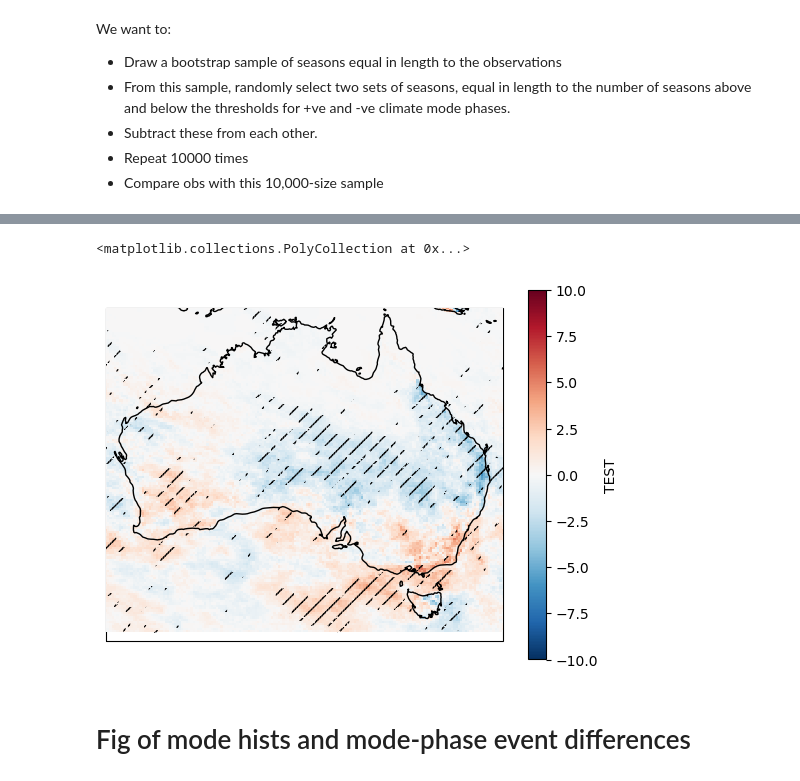
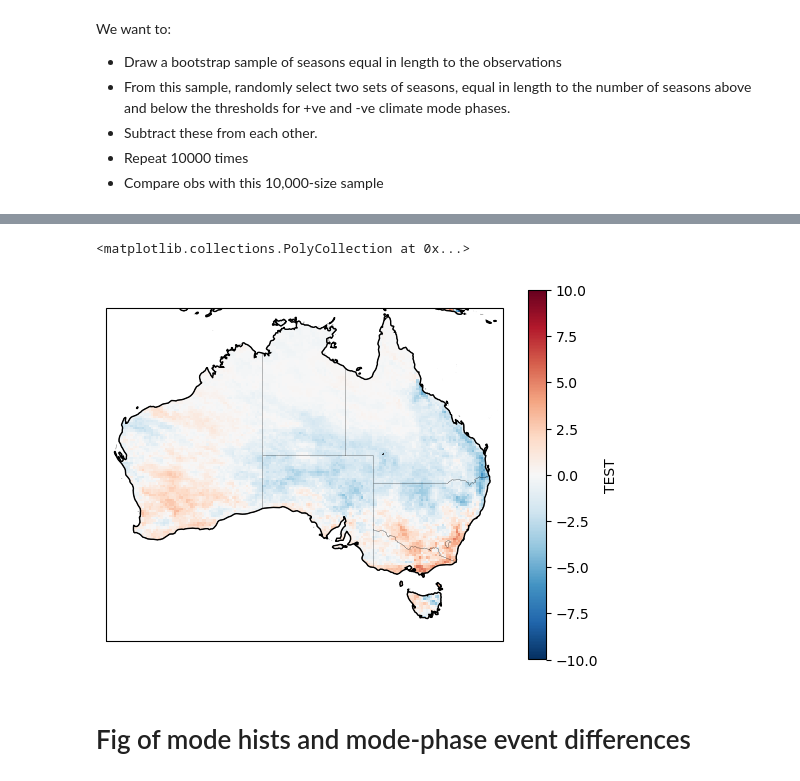
Before and after one commit to dougrichardson/Richardson_2023_energy, a Jupyter notebook: 2_drivers.ipynb, the cells around one changed output, grey strips where cells are left out. Drawn from its saved outputs; the diff is of its cells as text; code cells hidden in the pictures.

```diff
--- a/2_drivers.ipynb
+++ b/2_drivers.ipynb
@@ -1317,5 +1305,0 @@ from xbootstrap import block_bootstrap
-# %%
-da = fn.month_subset(aus_events_both_seasonal_total, [6, 7, 8])
-# %%
-L = estimate_L(da).astype('int')
-L.where(L>=0).plot()
@@ -1330,11 +1401,12 @@ range(1, 10)
 # %%
-sig = stat_signif_diff(
-    event_diff(da, nino34["nino34"], "Winter"),
-    aus_events_both_seasonal_total,
+%%time
+pvals = stat_signif_diff(
+    obs_.compute().where(mask.notnull()),
+    da.compute().where(mask.notnull()),
     nino34["nino34"],
     "Winter",
     [1],
-    n_iter=10
+    n_iter=1000
 )
 # %% [output]
 9 9
@@ -1392,0 +1425,2 @@ KeyboardInterrupt:
+# %%
+pval_fdr = fdr(pvals)
@@ -1395,26 +1434,26 @@ from cartopy.util import add_cyclic_point
 # %%
 fig, ax = plt.subplots(1, 1, subplot_kw={'projection': ccrs.PlateCarree()})
 
 plot_mode_diff(
     ax,
     aus_events_both_seasonal_total,
     nino34["nino34"],
     "Winter",
     None,
     -10,
     10,
     'TEST'
 )
 ax.coastlines(zorder=5)
 
-fdr = xr.where(sig.sel(L=1) == 1, 1, np.nan).values
-cyclic_fdr, cyclic_lon = add_cyclic_point(fdr, coord=aus_events_both_seasonal_total.lon)
-ax.pcolor(cyclic_lon, aus_events_both_seasonal_total.lat, cyclic_fdr,
-          hatch='//', shading='auto', alpha=0, rasterized=False,
+fdr_da = xr.where(pval_fdr.sel(L=1) == 1, 1, np.nan).values
+cyclic_fdr, cyclic_lon = add_cyclic_point(fdr_da, coord=pval_fdr.lon)
+ax.pcolor(cyclic_lon, pval_fdr.lat, cyclic_fdr,
+          hatch='///', shading='auto', alpha=0, rasterized=False,
          zorder=5)
 # %% [output]
 <matplotlib.collections.PolyCollection at 0x...>
-[figure, old version]
+[figure, new version]
 # %%
 def plot_mode_diff(ax, event_da, mode_da, season, scale, vmin, vmax, label):
     """
```
Also changed, not shown: parts of 20 cells of this notebook.
